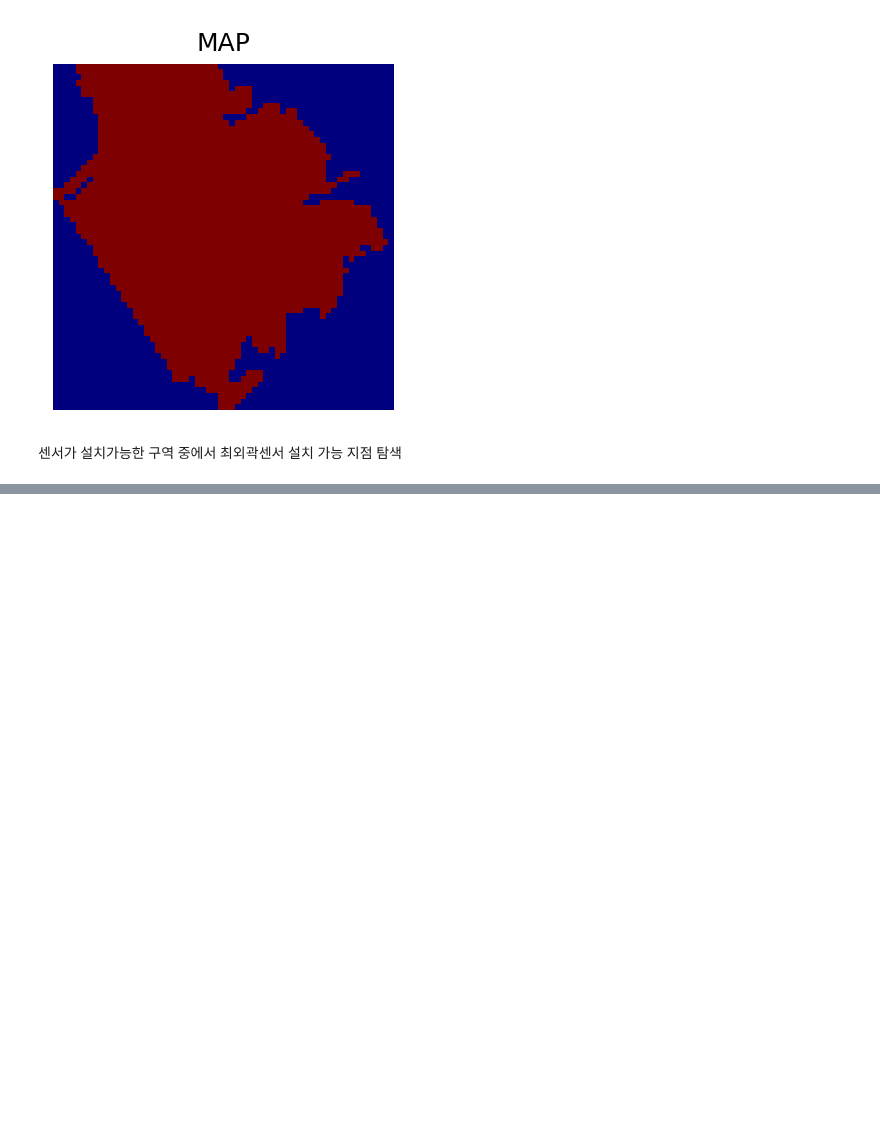
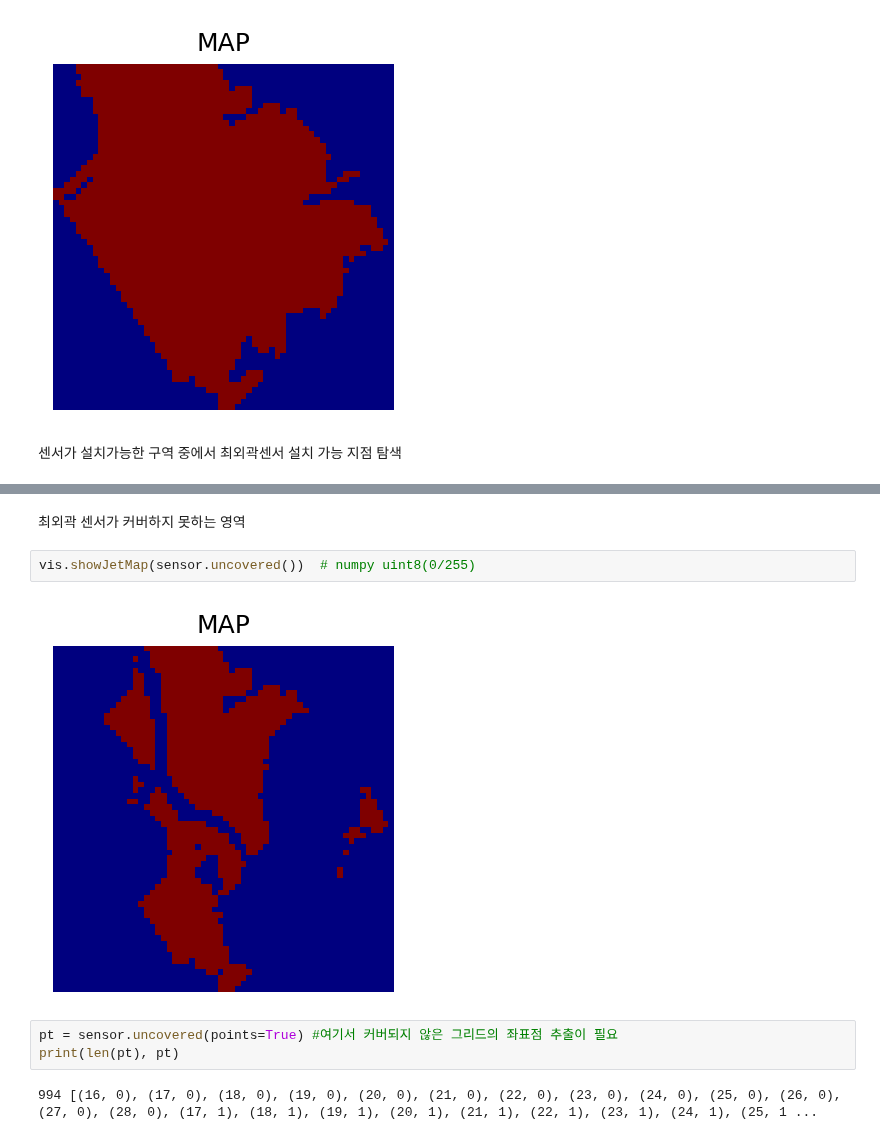
Before and after one commit to yutakseo/SensorDeployment_Optimizer, a Jupyter notebook: test.ipynb, the cells around one changed output, grey strips where cells are left out. Drawn from its saved outputs; the diff is of its cells as text; blank space fills up the shorter version.

```diff
--- a/test.ipynb
+++ b/test.ipynb
@@ -91,0 +83,11 @@ vis.showJetMap_circle(map, optimized_sensors+corner_candidate, radius=45)
+# %% [markdown]
+최외곽 센서가 커버하지 못하는 영역
+# %%
+vis.showJetMap(sensor.uncovered())  # numpy uint8(0/255)
+# %% [output]
+[figure, added]
+# %%
+pt = sensor.uncovered(points=True) #여기서 커버되지 않은 그리드의 좌표점 추출이 필요
+print(len(pt), pt)
+# %% [output]
+994 [(16, 0), (17, 0), (18, 0), (19, 0), (20, 0), (21, 0), (22, 0), (23, 0), (24, 0), (25, 0), (26, 0), (27, 0), (28, 0), (17, 1), (18, 1), (19, 1), (20, 1), (21, 1), (22, 1), (23, 1), (24, 1), (25, 1 ...
```
Also changed, not shown: parts of 15 cells of this notebook, 3 other files.
